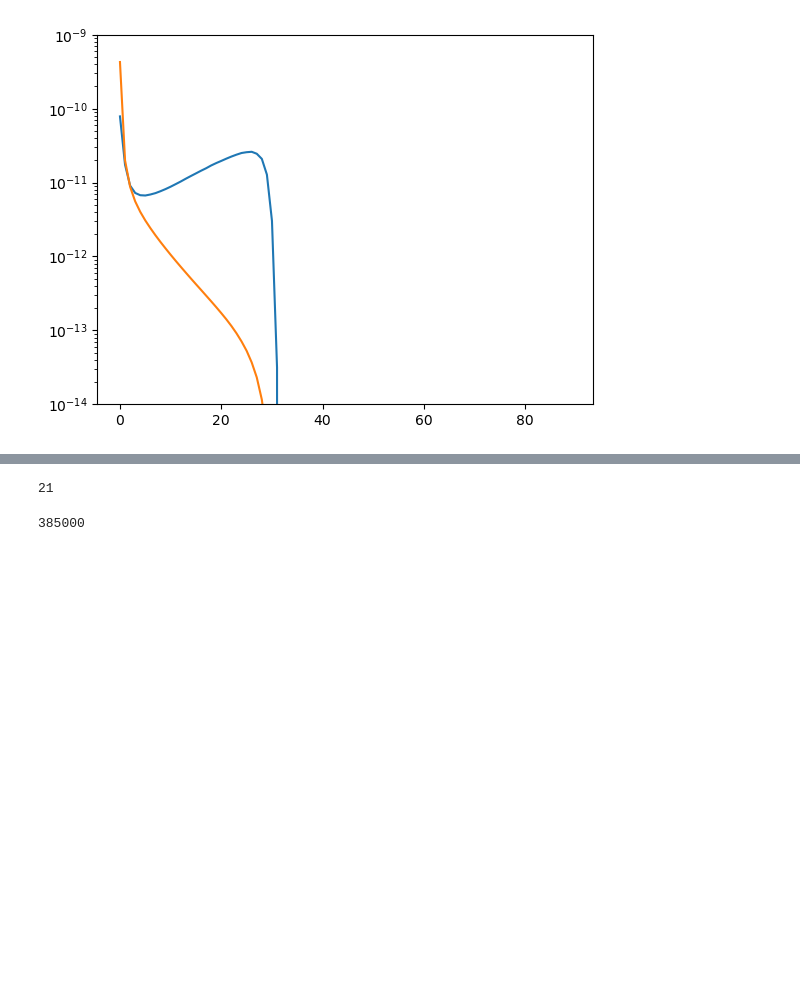
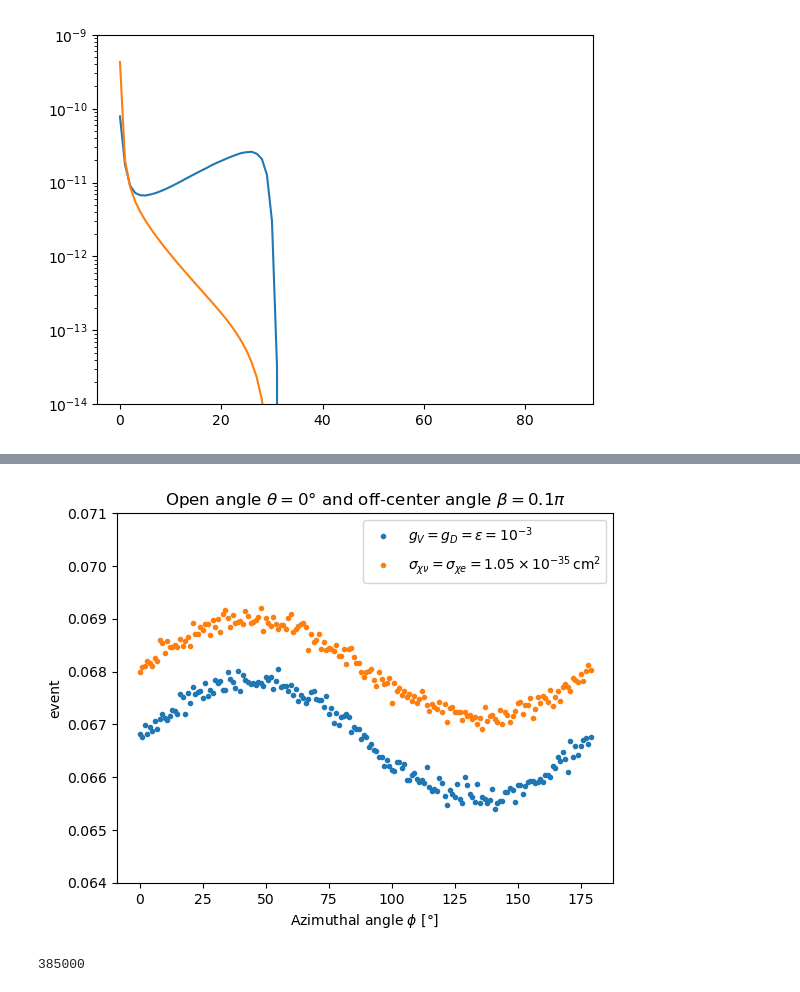
Before and after one commit to yenhsunlin/SNnuBDM2, a Jupyter notebook: src/example.ipynb, the cells around one changed output, grey strips where cells are left out. Cells and saved outputs as stored; diff of their text form; code cells hidden in the pictures; blank space fills up the shorter version.

```diff
--- a/src/example.ipynb
+++ b/src/example.ipynb
@@ -352,7 +362,15 @@ plt.plot(np.arange(180),event2[2])
 # %%
-len(thetaBound)
+plt.plot(np.arange(180),event2[2]*7.473e33*gV**2*gD**4*eps**2,'.',label=r'$g_V=g_D=\epsilon=10^{-3}$')
+plt.plot(np.arange(180),event4[2]*7.473e33*sigxv_fac*sigxe,'.',label=r'$\sigma_{\chi\nu}=\sigma_{\chi e}=1.05\times 10^{-35}\,{\rm cm^2}$')
+plt.legend()
+#plt.yscale('log')
+plt.ylim(0.064,0.071)
+plt.xlabel(r'Azimuthal angle $\phi~[\degree]$')
+plt.title(r'Open angle $\theta = 0\degree$ and off-center angle $\beta=0.1\pi$')
+plt.ylabel('event')
+plt.savefig('event_beta0.1pi.pdf')
 # %% [output]
-21
+[figure, added]
 # %%
 500*22*35
 # %% [output]
```
Also changed, not shown: parts of 4 cells of this notebook, 7 other files.
